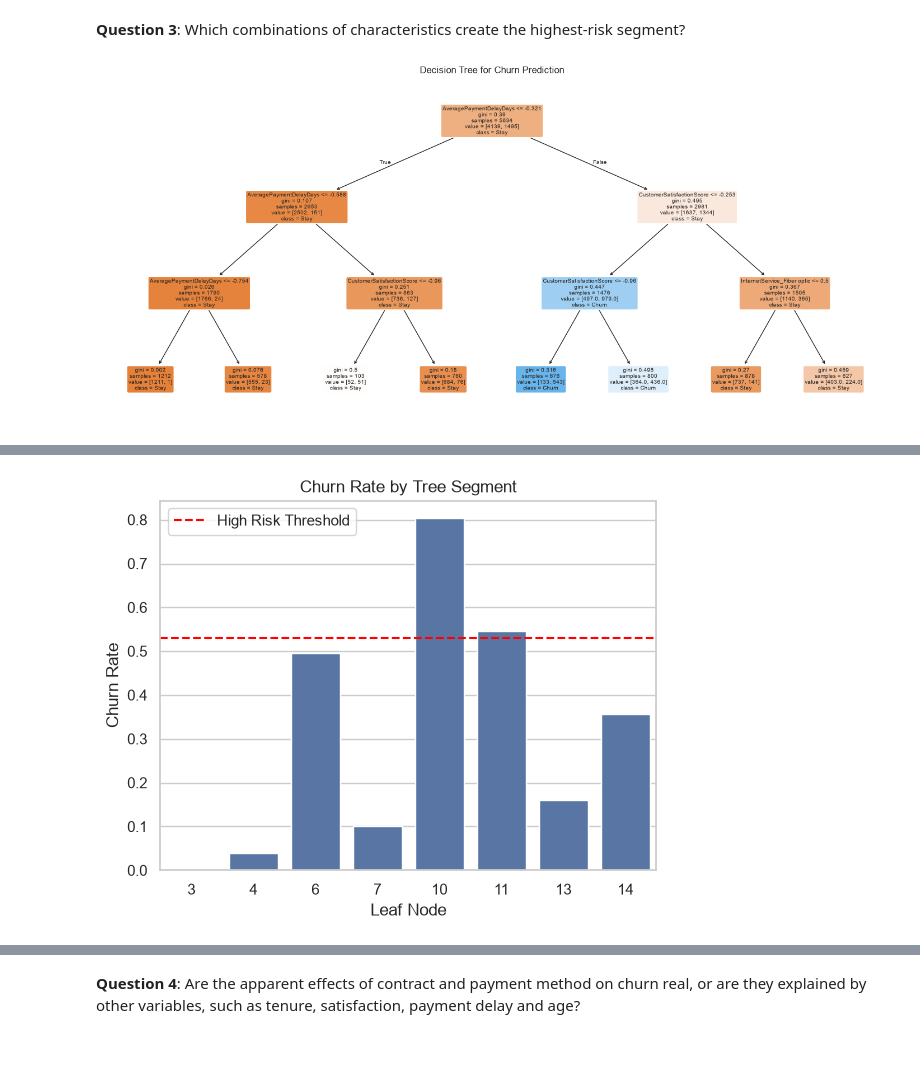
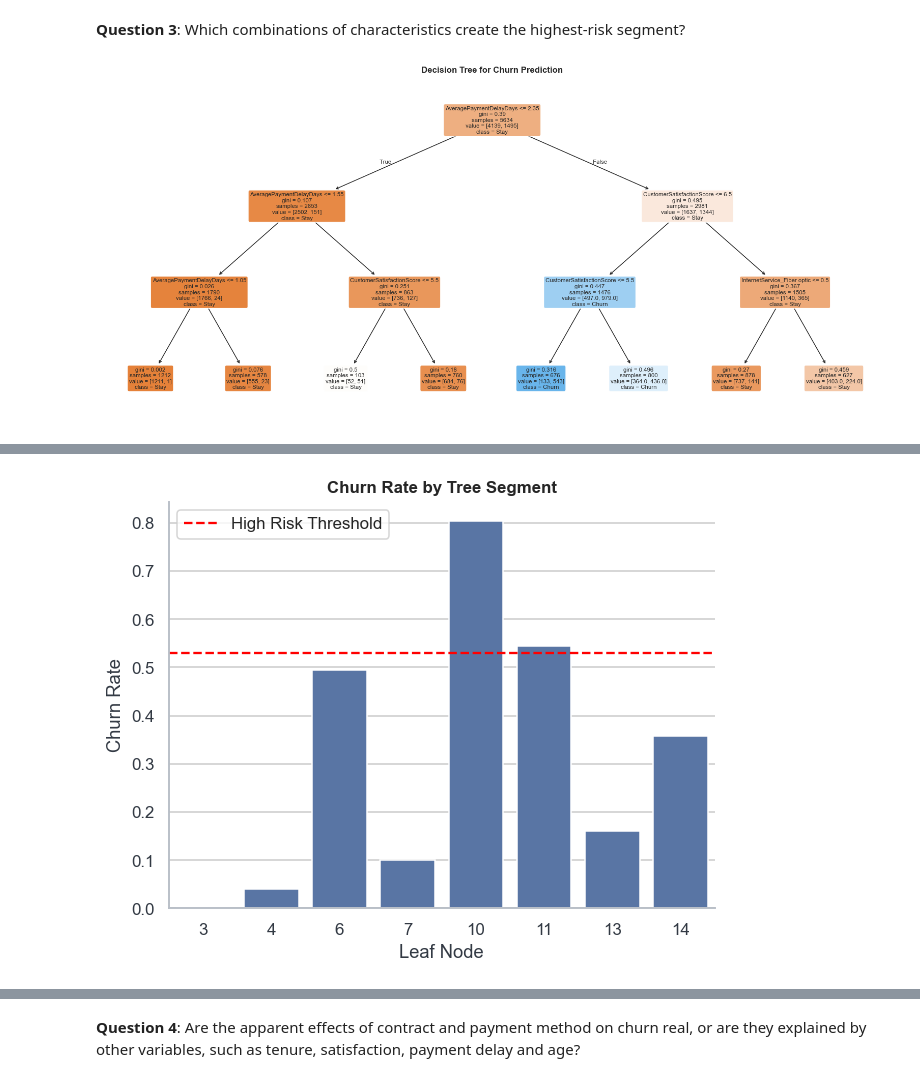
Before and after one commit to pondnatalie/Churn_Project_Tellecommunications, a Jupyter notebook: Churn_Project.ipynb, the cells around one changed output, grey strips where cells are left out. Cells and saved outputs as stored; diff of their text form; code cells hidden in the pictures; blank space fills up the shorter version.

```diff
--- a/Churn_Project.ipynb
+++ b/Churn_Project.ipynb
@@ -39,6 +103,6 @@ import pandas as pd
 # %%
 ## Creating a copy of our dataset
-raw = pd.read_csv("Churn_class_project.csv")
+raw = pd.read_csv("data/Churn_class_project.csv")
 df = raw.copy()
 # %% [markdown]
 # Inspection
@@ -1454,22 +1512,11 @@ df.head()
 # %% [markdown]
 ## Setup (Data Cleaning Fixes, Splitting, Encoding & Scaling)
 # %%
-
-
-
-# 1. Fix Cleaning Issues
+# 1. Create the Response Variable
 
 # Create Churn_Binary if it does not exist
 if 'Churn_Binary' not in df.columns:
     df['Churn_Binary'] = df['Churn'].map({'Yes': 1, 'No': 0, 1: 1, 0: 0})
-
-# Fill missing PaymentMethod values with the most common value
-df['PaymentMethod'] = df['PaymentMethod'].fillna(
-    df['PaymentMethod'].mode()[0]
-)
-
-# Round tenure to whole numbers
-df['tenure'] = df['tenure'].round().astype(int)
 
 
 # 2. Select Predictors and Target
@@ -1506,6 +1553,10 @@ X_train, X_test, y_train, y_test = train_test_split(
     random_state=616
 )
 
+# Keep unscaled copies so tree thresholds read in real units
+X_train_raw = X_train.copy()
+X_test_raw = X_test.copy()
+
 
 # 5. Standardize Numeric Predictors
 
@@ -1771,7 +1801,7 @@ Tech Support Odds Ratio (With Sat Score Added): 1.170
 # %%
 # 1. Train Decision Tree
 dt_q3 = DecisionTreeClassifier(max_depth=3, min_samples_leaf=50, random_state=616)
-dt_q3.fit(X_train, y_train)
+dt_q3.fit(X_train_raw, y_train)
 
 
 # 2. Visualize Decision Tree
@@ -1779,7 +1809,7 @@ plt.figure(figsize=(18, 8))
 
 plot_tree(
     dt_q3,
-    feature_names=X_train.columns,
+    feature_names=X_train_raw.columns,
     class_names=['Stay', 'Churn'],
     filled=True,
     rounded=True
@@ -1791,7 +1821,7 @@ plt.show()
 
 # 3. Create Segment Table
 train_segments = pd.DataFrame({
-    'Leaf': dt_q3.apply(X_train),
+    'Leaf': dt_q3.apply(X_train_raw),
     'Churn': y_train
 })
 
@@ -1816,13 +1846,70 @@ segment_summary = segment_summary.sort_values(
     'Churn_Rate', ascending=False
 )
 
+
+# 4. Describe Each Leaf in Plain English
+units = {
+    'tenure': ' months',
+    'CustomerSatisfactionScore': ' points',
+    'AveragePaymentDelayDays': ' days',
+    'CustomerAge': ' years',
+    'MonthlyCallMinutes': ' minutes',
+    'AnnualIncome': ' dollars'
+}
+
+
+def leaf_rules(tree, feature_names):
+    t = tree.tree_
+    rules = {}
+
+    def describe(bounds, groups):
+        parts = []
+        for feature, (low, high) in bounds.items():
+            unit = units[feature]
+            if low is not None and high is not None:
+                parts.append(f"{feature} between {low:,.2f} and {high:,.2f}{unit}")
+            elif high is not None:
+                parts.append(f"{feature} <= {high:,.2f}{unit}")
+            else:
+                parts.append(f"{feature} > {low:,.2f}{unit}")
+        # Dummy columns split at 0.5: left = not in group, right = in group
+        for feature, in_group in groups.items():
+            column, level = feature.split('_', 1)
+            parts.append(f"{column} is {'' if in_group else 'not '}{level}")
+        return ' AND '.join(parts)
+
+    def recurse(node, bounds, groups):
+        if t.children_left[node] == t.children_right[node]:
+            rules[node] = describe(bounds, groups)
+            return
+        feature = feature_names[t.feature[node]]
+        threshold = t.threshold[node]
+        if feature in units:
+            low, high = bounds.get(feature, (None, None))
+            recurse(t.children_left[node], {**bounds, feature: (low, threshold)}, groups)
+            recurse(t.children_right[node], {**bounds, feature: (threshold, high)}, groups)
+        else:
+            recurse(t.children_left[node], bounds, {**groups, feature: False})
+            recurse(t.children_right[node], bounds, {**groups, feature: True})
+
+    recurse(0, {}, {})
+    return rules
+
+
+rules = leaf_rules(dt_q3, list(X_train_raw.columns))
+
+for leaf, rule in rules.items():
+    print(f"Leaf {leaf}: {rule}")
+
+segment_summary['Rule'] = segment_summary['Leaf'].map(rules)
+
 display(segment_summary.style.format({
     'Churn_Rate': '{:.1%}',
     'Share_of_All_Churners': '{:.1%}'
 }))
 
 
-# 4. Plot Churn Rate by Segment
+# 5. Plot Churn Rate by Segment
 sns.barplot(data=segment_summary, x='Leaf', y='Churn_Rate')
 
 plt.axhline(
@@ -1851,3 +1946,3 @@ plt.show()
-[figure, old version]
+[figure, new version]
 # %% [markdown]
 #### Key Takeaways
```
Also changed, not shown: parts of 41 cells of this notebook, 8 other files.
